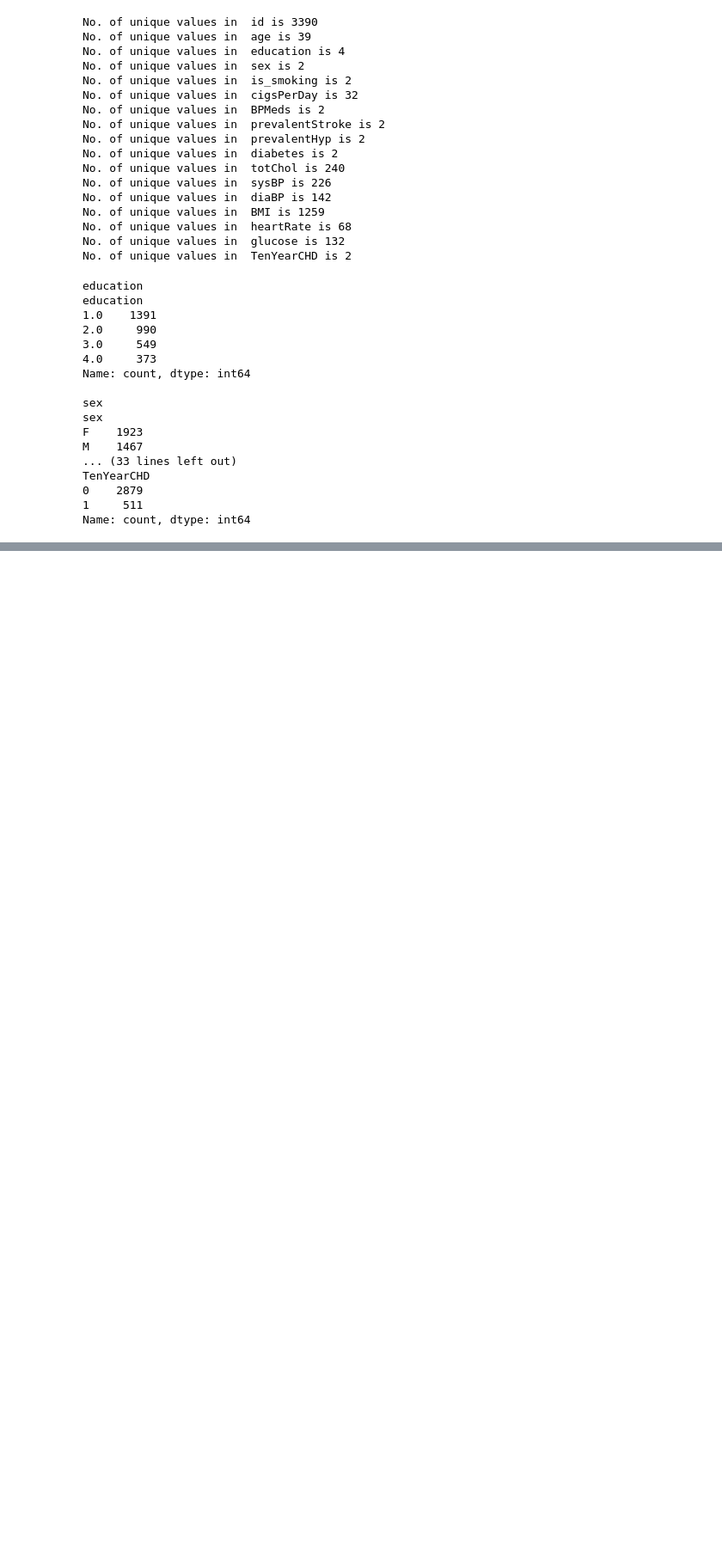
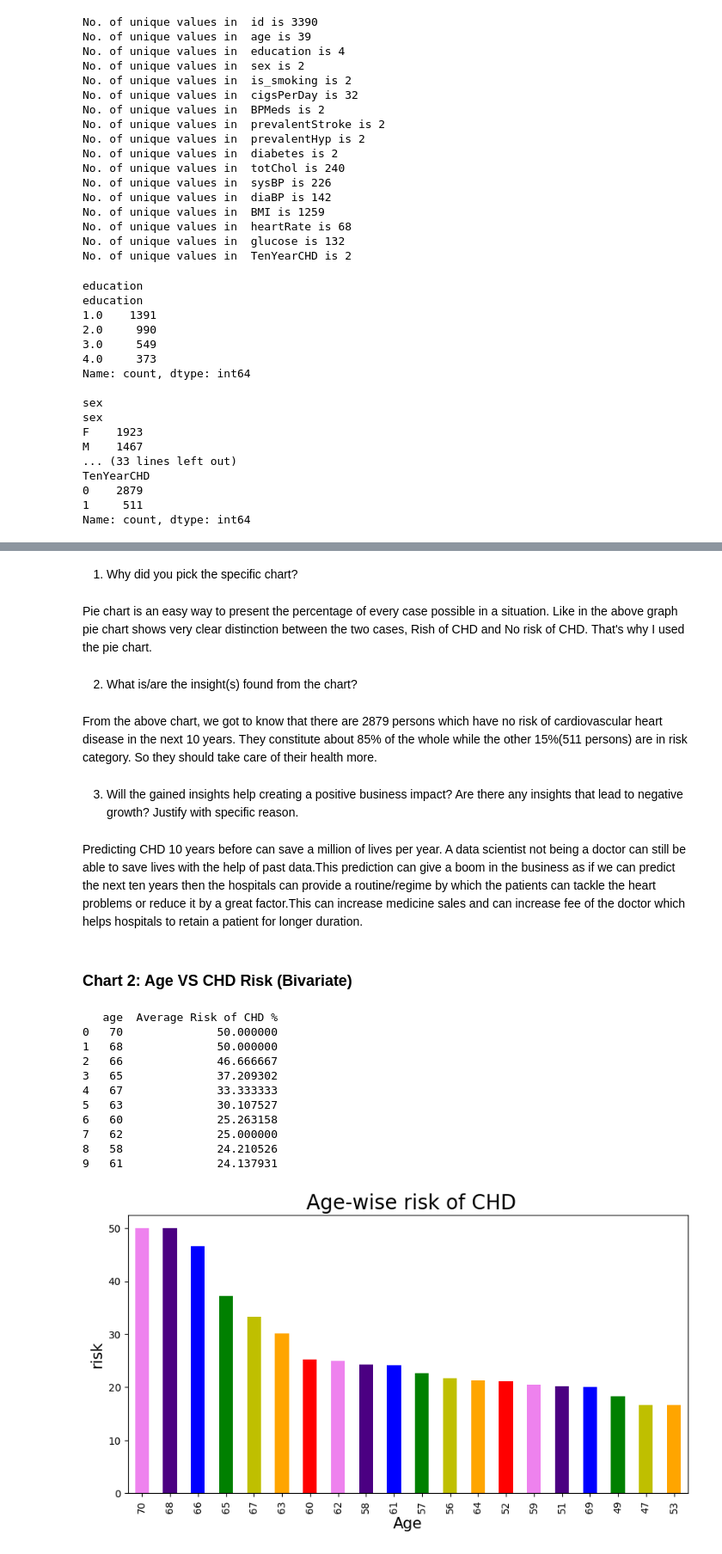
Before and after one commit to ideepakpal/Cardio-Vascular-Disease-Prediction, a Jupyter notebook: Cardiovascular-Classification.ipynb, the cells around one changed output, grey strips where cells are left out. Shown: that part at 86% size. Cells and saved outputs as stored; diff of their text form; code cells hidden in the pictures; blank space fills up the shorter version.

```diff
--- a/Cardiovascular-Classification.ipynb
+++ b/Cardiovascular-Classification.ipynb
@@ -264,0 +301,43 @@ Name: count, dtype: int64
+# %% [markdown]
+ 1. Why did you pick the specific chart?
+# %% [markdown]
+Pie chart is an easy way to present the percentage of every case possible in a situation. Like in the above graph pie chart shows very clear distinction between the two cases, Rish of CHD and No risk of CHD. That's why I used the pie chart.
+# %% [markdown]
+2. What is/are the insight(s) found from the chart?
+# %% [markdown]
+From the above chart, we got to know that there are 2879 persons which have no risk of cardiovascular heart disease in the next 10 years. They constitute about 85% of the whole while the other 15%(511 persons) are in risk category. So they should take care of their health more.
+# %% [markdown]
+3. Will the gained insights help creating a positive business impact?
+Are there any insights that lead to negative growth? Justify with specific reason.
+# %% [markdown]
+Predicting CHD 10 years before can save a million of lives per year. A data scientist not being a doctor can still be able to save lives with the help of past data.This prediction can give a boom in the business as if we can predict the next ten years then the hospitals can provide a routine/regime by which the patients can tackle the heart problems or reduce it by a great factor.This can increase medicine sales and can increase fee of the doctor which helps hospitals to retain a patient for longer duration.
+# %% [markdown]
+### Chart 2: Age VS CHD Risk (Bivariate)
+# %%
+# Chart - 2 visualization code
+
+print((dataset.groupby(['age'])['TenYearCHD'].mean()*100).sort_values(ascending = False).reset_index(name="Average Risk of CHD %").head(10))
+print(" ")
+
+#Showing ages when risk of CHD is maximum.
+
+plt.rcParams['figure.figsize'] = (10, 5)
+color = plt.cm.copper(np.linspace(0, 0.5, 20))
+((dataset.groupby(['age'])['TenYearCHD'].mean())*100).sort_values(ascending = False).head(20).plot.bar(color = ['violet','indigo','b','g','y','orange','r'])
+plt.title(" Age-wise risk of CHD", fontsize = 20)
+plt.xlabel('Age', fontsize = 15)
+plt.ylabel('risk', fontsize = 15)
+plt.show()
+# %% [output]
+   age  Average Risk of CHD %
+0   70              50.000000
+1   68              50.000000
+2   66              46.666667
+3   65              37.209302
+4   67              33.333333
+5   63              30.107527
+6   60              25.263158
+7   62              25.000000
+8   58              24.210526
+9   61              24.137931
+[figure, added]
```
Also changed, not shown: parts of 45 cells of this notebook.
